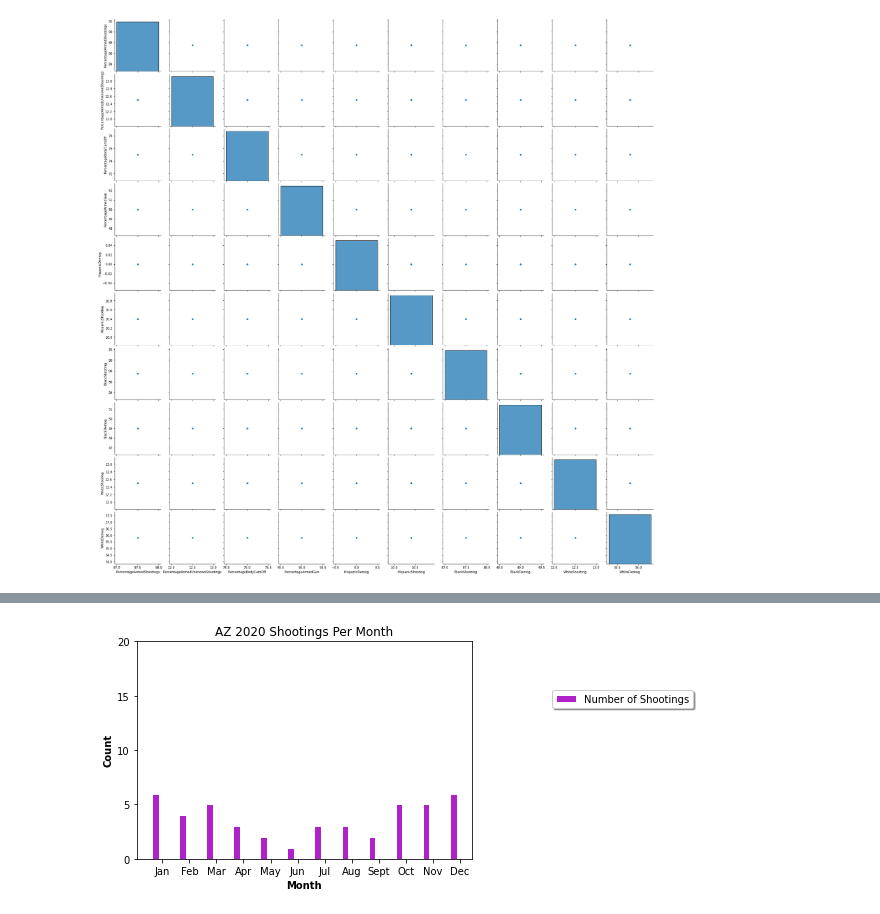
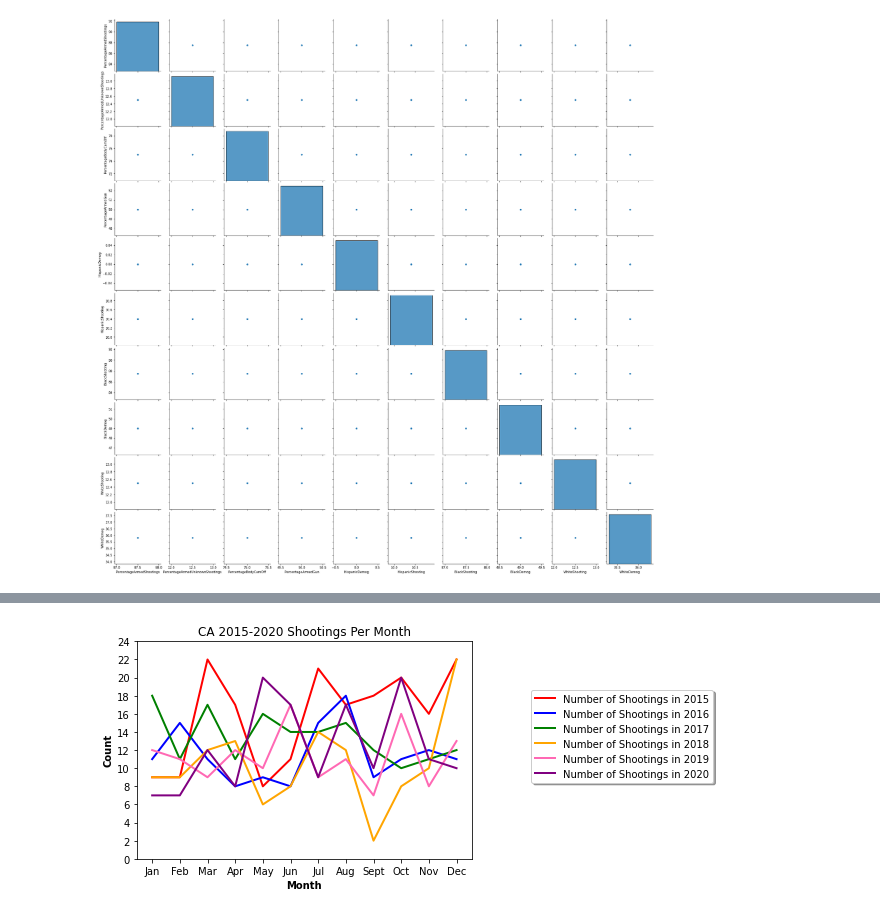
Before and after one commit to bzamora020/data-exploration-research, a Jupyter notebook: python-processing/visualization.ipynb, the cells around one changed output, grey strips where cells are left out. Cells and saved outputs as stored; diff of their text form; code cells hidden in the pictures.

```diff
--- a/python-processing/visualization.ipynb
+++ b/python-processing/visualization.ipynb
@@ -360,30 +298,41 @@ plt.show()
-# %%
-import pandas as pd
-import numpy as np
-import matplotlib.pyplot as plt
-# set width of bars
-barWidth = 0.25
-df = pd.read_csv("statesSortedOnNumshootingsSelected2020.csv")
-bars1 = [df.iloc[2,13], df.iloc[2,14], df.iloc[2,15], df.iloc[2,16], df.iloc[2,17], df.iloc[2,18], df.iloc[2,19], df.iloc[2,20], df.iloc[2,21], df.iloc[2,22], df.iloc[2,23], df.iloc[2,24]]
-
-
-headers = df.columns
-
-# Set position of bar on X axis
-r1 = np.arange(len(bars1))
-
-# Make the plot
-plt.bar(r1, bars1, color='#b022c9', width=barWidth, edgecolor='white', label='Number of Shootings')
-
-# Add xticks on the middle of the group bars
-plt.xlabel('Month', fontweight='bold')
-plt.ylabel('Count', fontweight='bold')
-plt.yticks(np.arange(0, 25, 1))
-plt.xticks([ barWidth + r for r in range(len(bars1))], ["Jan","Feb","Mar", "Apr", "May", "Jun", "Jul", "Aug", "Sept", "Oct", "Nov", "Dec"])
-
-# Create legend & Show graphic
-plt.title("AZ 2020 Shootings Per Month")
-plt.legend(loc='upper center', bbox_to_anchor=(1.45, 0.8), shadow=True, ncol=1)
-plt.show()
-# %% [output]
-[figure, removed]
+# %%
+### use the function regplot to make a scatterplot
+import pandas as pd
+import numpy as np
+import matplotlib.pyplot as plt
+
+df = pd.read_csv("statesSortedOnNumshootingsSelected2015_2017.csv")
+
+df2 = pd.read_csv("statesSortedOnNumShootingsSelected2018_2020.csv")
+
+x_vals = ["Jan","Feb","Mar", "Apr", "May", "Jun", "Jul", "Aug", "Sept", "Oct", "Nov", "Dec"]
+
+y2015 = [df.iloc[0,1], df.iloc[0,2], df.iloc[0,3],df.iloc[0,4], df.iloc[0,5], df.iloc[0,6], df.iloc[0,7], df.iloc[0,8], df.iloc[0,9],df.iloc[0,10], df.iloc[0,11], df.iloc[0,12]]
+y2016 = [df.iloc[0,13], df.iloc[0,14], df.iloc[0,15],df.iloc[0,16], df.iloc[0,17], df.iloc[0,18], df.iloc[0,19], df.iloc[0,20], df.iloc[0,21],df.iloc[0,22], df.iloc[0,23], df.iloc[0,24]]
+y2017 = [df.iloc[0,25], df.iloc[0,26], df.iloc[0,27],df.iloc[0,28], df.iloc[0,29], df.iloc[0,30], df.iloc[0,31], df.iloc[0,32], df.iloc[0,33],df.iloc[0,34], df.iloc[0,35], df.iloc[0,36]]
+
+y2018 = [df2.iloc[0,1], df2.iloc[0,2], df2.iloc[0,3],df2.iloc[0,4], df2.iloc[0,5], df2.iloc[0,6], df2.iloc[0,7], df2.iloc[0,8], df2.iloc[0,9],df2.iloc[0,10], df2.iloc[0,11], df2.iloc[0,12]]
+y2019 = [df2.iloc[0,13], df2.iloc[0,14], df2.iloc[0,15],df2.iloc[0,16], df2.iloc[0,17], df2.iloc[0,18], df2.iloc[0,19], df2.iloc[0,20], df2.iloc[0,21],df2.iloc[0,22], df2.iloc[0,23], df2.iloc[0,24]]
+y2020 = [df2.iloc[0,25], df2.iloc[0,26], df2.iloc[0,27],df2.iloc[0,28], df2.iloc[0,29], df2.iloc[0,30], df2.iloc[0,31], df2.iloc[0,32], df2.iloc[0,33],df2.iloc[0,34], df2.iloc[0,35], df2.iloc[0,36]]
+
+# multiple line plots
+plt.plot( x_vals, y2015, marker='', color='red', linewidth=2,  label='Number of Shootings in 2015')
+plt.plot( x_vals, y2016, marker='', color='blue', linewidth=2, label='Number of Shootings in 2016')
+plt.plot( x_vals, y2017, marker='', color='green', linewidth=2, label='Number of Shootings in 2017')
+
+
+# multiple line plots
+plt.plot( x_vals, y2018, marker='', color='orange', linewidth=2,  label='Number of Shootings in 2018')
+plt.plot( x_vals, y2019, marker='', color='hotpink', linewidth=2, label='Number of Shootings in 2019')
+plt.plot( x_vals, y2020, marker='', color='purple', linewidth=2, label='Number of Shootings in 2020')
+
+plt.xlabel('Month', fontweight='bold')
+plt.ylabel('Count', fontweight='bold')
+plt.yticks(np.arange(0, 25, 2))
+
+# Create legend & Show graphic
+plt.title("CA 2015-2020 Shootings Per Month")
+plt.legend(loc='upper center', bbox_to_anchor=(1.45, 0.8), shadow=True, ncol=1)
+plt.show()
+# %% [output]
+[figure, added]
```
Also changed, not shown: parts of 27 cells of this notebook, 34 other files.
